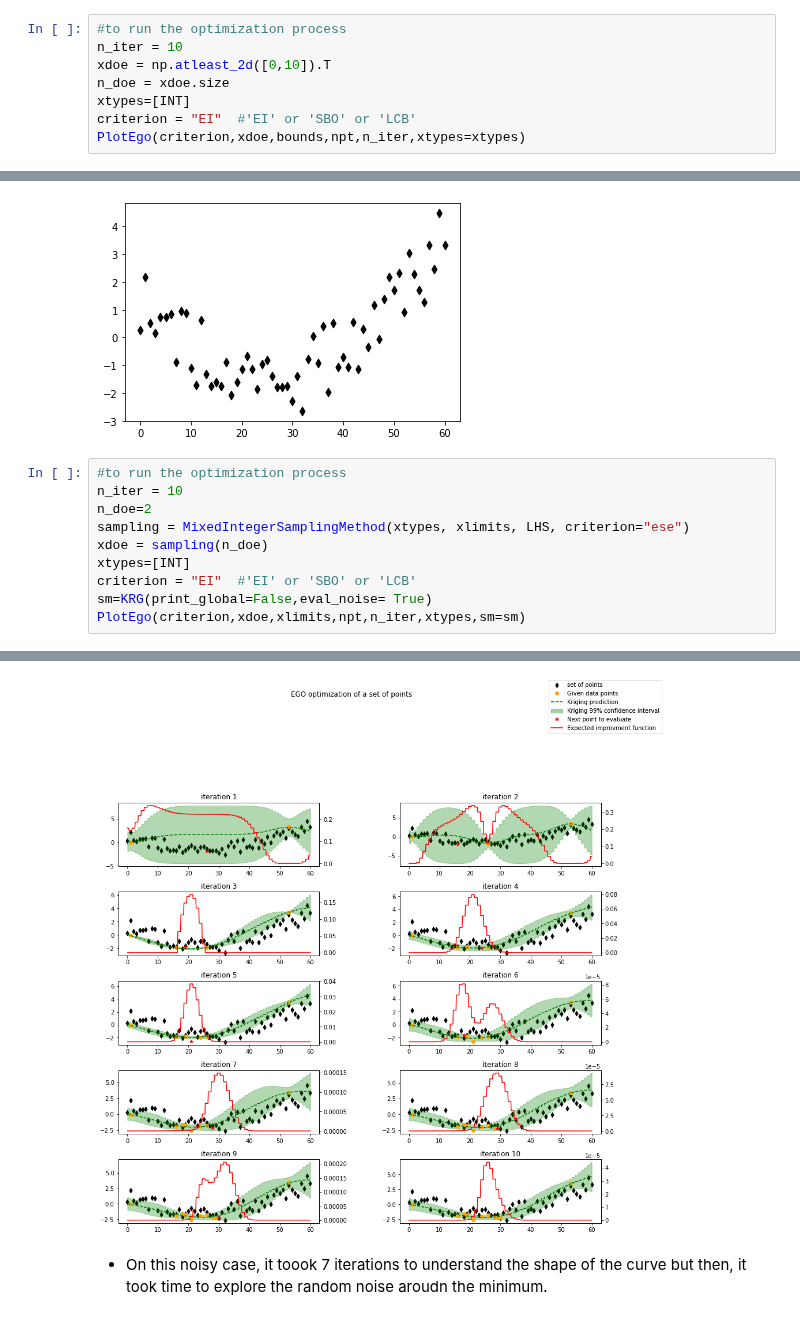
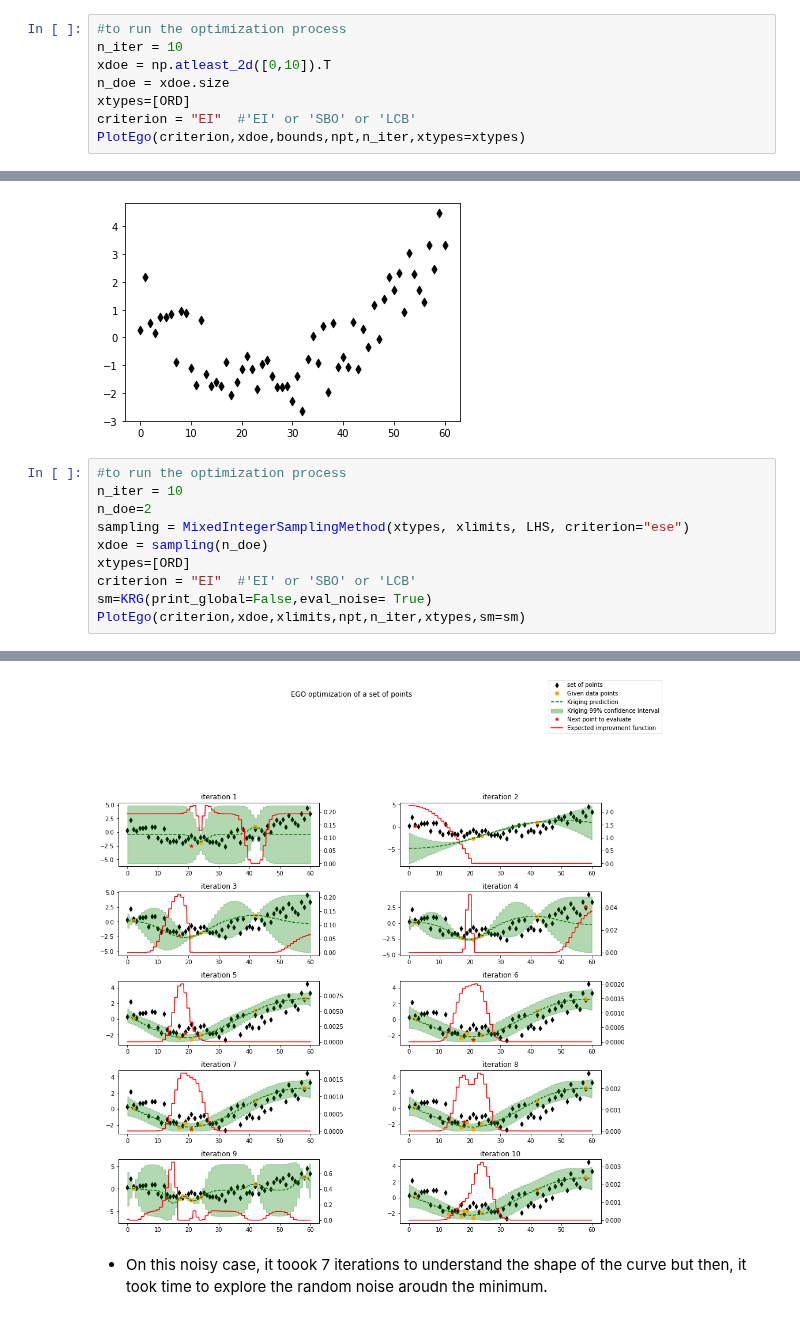
Before and after one commit to SMTorg/smt, a Jupyter notebook: tutorial/SMT_MixedInteger_application.ipynb, the cells around one changed output, grey strips where cells are left out. Saved outputs shown, nothing was run; the diff lists cells and outputs as text.

```diff
--- a/tutorial/SMT_MixedInteger_application.ipynb
+++ b/tutorial/SMT_MixedInteger_application.ipynb
@@ -142,7 +142,7 @@ Min of the DOE:  -15.121611536143384
 n_iter = 10
 xdoe = np.atleast_2d([0,10]).T
 n_doe = xdoe.size
-xtypes=[INT]
+xtypes=[ORD]
 criterion = "EI"  #'EI' or 'SBO' or 'LCB'
 PlotEgo(criterion,xdoe,bounds,npt,n_iter,xtypes=xtypes)
 # %% [output]
@@ -199,7 +199,7 @@ n_iter = 10
 n_doe=2
 sampling = MixedIntegerSamplingMethod(xtypes, xlimits, LHS, criterion="ese")
 xdoe = sampling(n_doe)
-xtypes=[INT]
+xtypes=[ORD]
 criterion = "EI"  #'EI' or 'SBO' or 'LCB'
 sm=KRG(print_global=False,eval_noise= True)
 PlotEgo(criterion,xdoe,xlimits,npt,n_iter,xtypes,sm=sm)
@@ -217,4 +225,4 @@ Minimum in x=21 with f(x)=-2.5624667634
-[figure, old version]
+[figure, new version]
 # %% [markdown]
 - On this noisy case, it toook 7 iterations to understand the shape of the curve but then, it took time to explore the random noise aroudn the minimum.
 # %% [markdown]
```
Also changed, not shown: parts of 11 cells of this notebook, 2 other files.
